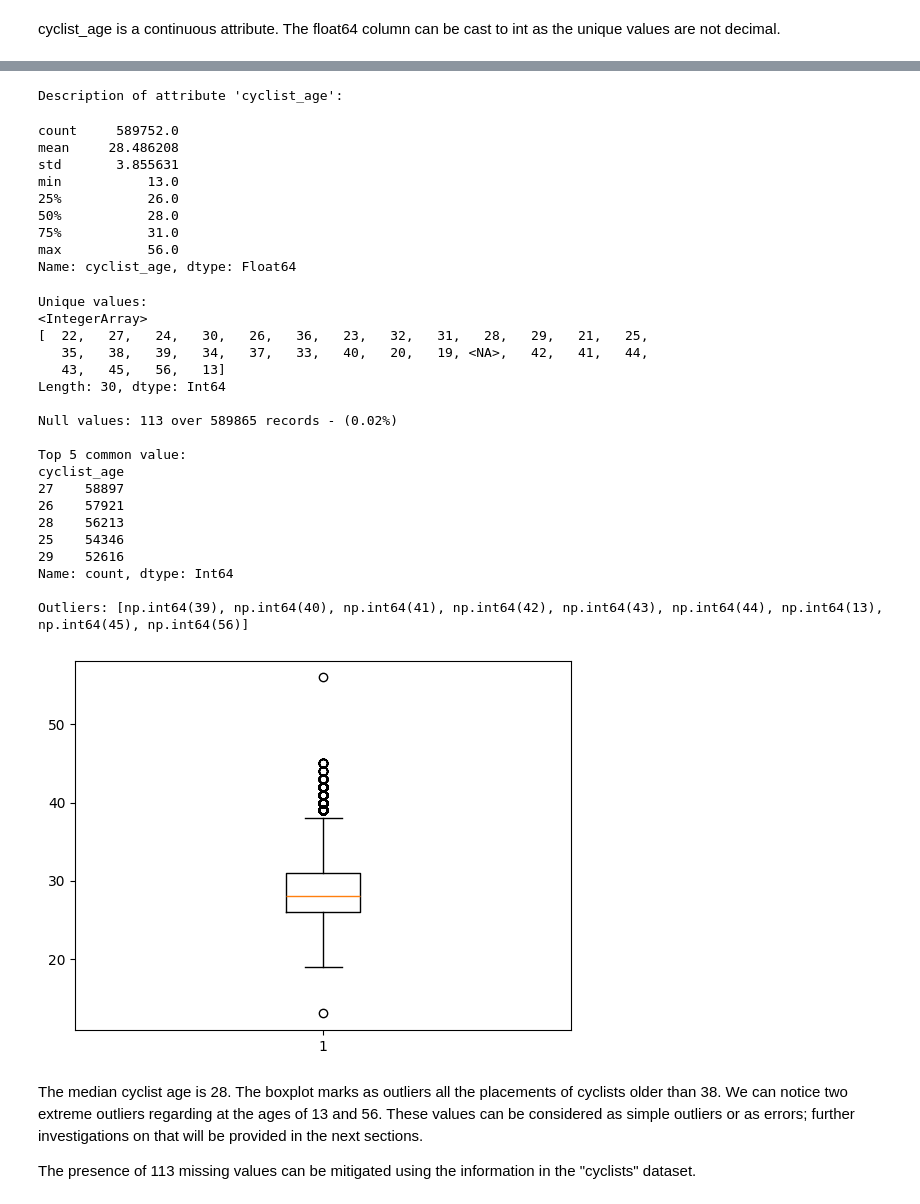
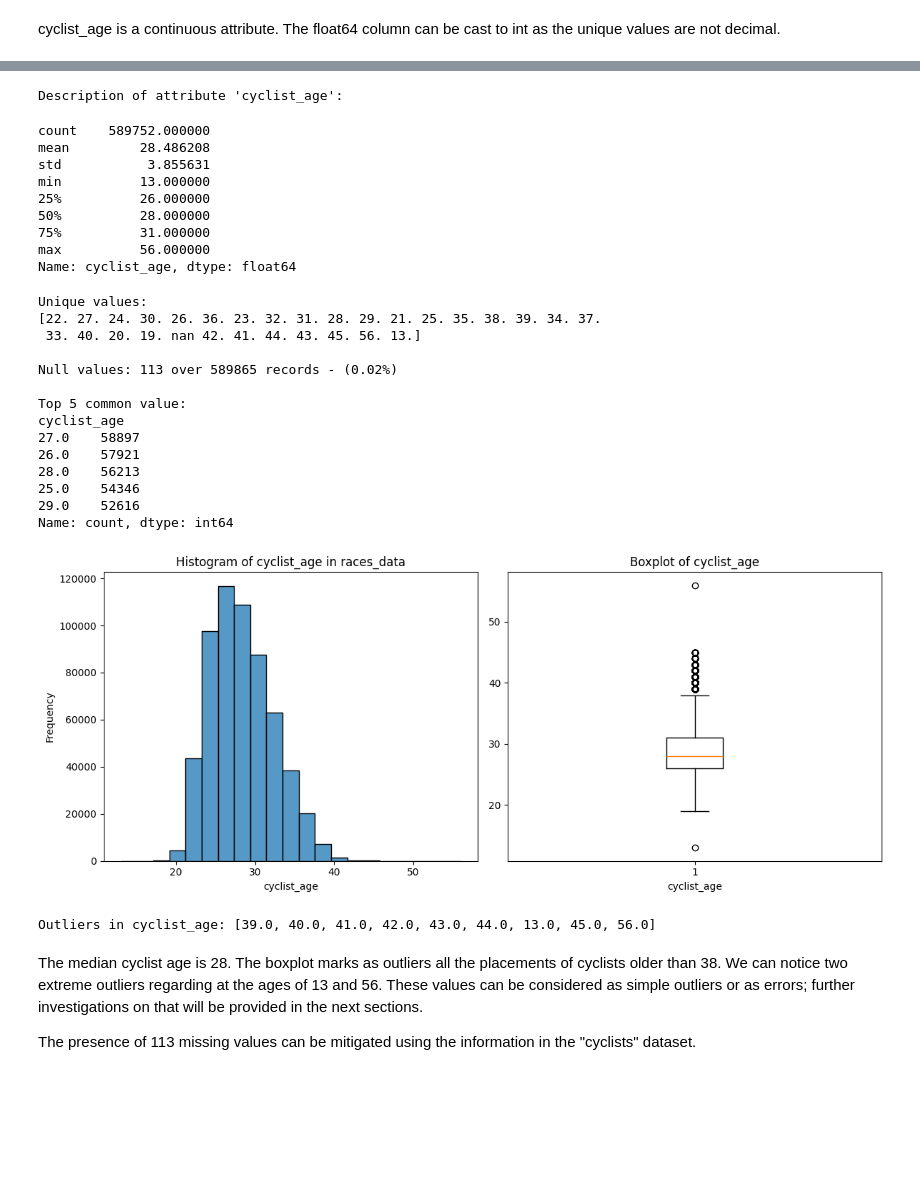
Before and after one commit to luca-rizzo/dm-2024-project, a Jupyter notebook: notebook/data_understanding.ipynb, the cells around one changed output, grey strips where cells are left out. Drawn from its saved outputs; the diff is of its cells as text; code cells hidden in the pictures; blank space fills up the shorter version.

```diff
--- a/notebook/data_understanding.ipynb
+++ b/notebook/data_understanding.ipynb
@@ -171,36 +139,32 @@ Int64
-# %%
-stats(races["cyclist_age"], box=True)
-# %% [output]
-Description of attribute 'cyclist_age':
-count     589752.0
-mean     28.486208
-std       3.855631
-min           13.0
-25%           26.0
-50%           28.0
-75%           31.0
-max           56.0
-Name: cyclist_age, dtype: Float64
-Unique values:
-<IntegerArray>
-[  22,   27,   24,   30,   26,   36,   23,   32,   31,   28,   29,   21,   25,
-   35,   38,   39,   34,   37,   33,   40,   20,   19, <NA>,   42,   41,   44,
-   43,   45,   56,   13]
-Length: 30, dtype: Int64
-
-Null values: 113 over 589865 records - (0.02%)
-
-Top 5 common value:
-cyclist_age
-27    58897
-26    57921
-28    56213
-25    54346
-29    52616
-Name: count, dtype: Int64
-
-Outliers: [np.int64(39), np.int64(40), np.int64(41), np.int64(42), np.int64(43), np.int64(44), np.int64(13), np.int64(45), np.int64(56)]
-[figure, removed]
+# %%
+stats_and_distribution(races["cyclist_age"], attr_type='numerical')
+# %% [output]
+Description of attribute 'cyclist_age':
+count    589752.000000
+mean         28.486208
+std           3.855631
+min          13.000000
+25%          26.000000
+50%          28.000000
+75%          31.000000
+max          56.000000
+Name: cyclist_age, dtype: float64
+Unique values:
+[22. 27. 24. 30. 26. 36. 23. 32. 31. 28. 29. 21. 25. 35. 38. 39. 34. 37.
+ 33. 40. 20. 19. nan 42. 41. 44. 43. 45. 56. 13.]
+
+Null values: 113 over 589865 records - (0.02%)
+
+Top 5 common value:
+cyclist_age
+27.0    58897
+26.0    57921
+28.0    56213
+25.0    54346
+29.0    52616
+Name: count, dtype: int64
+[figure, added]
+Outliers in cyclist_age: [39.0, 40.0, 41.0, 42.0, 43.0, 44.0, 13.0, 45.0, 56.0]
 # %% [markdown]
 The median cyclist age is 28. The boxplot marks as outliers all the placements of cyclists older than 38. We can notice two extreme outliers regarding at the ages of 13 and 56. These values can be considered as simple outliers or as errors; further investigations on that will be provided in the next sections.
 
```
Also changed, not shown: parts of 47 cells of this notebook, 2 other files.
